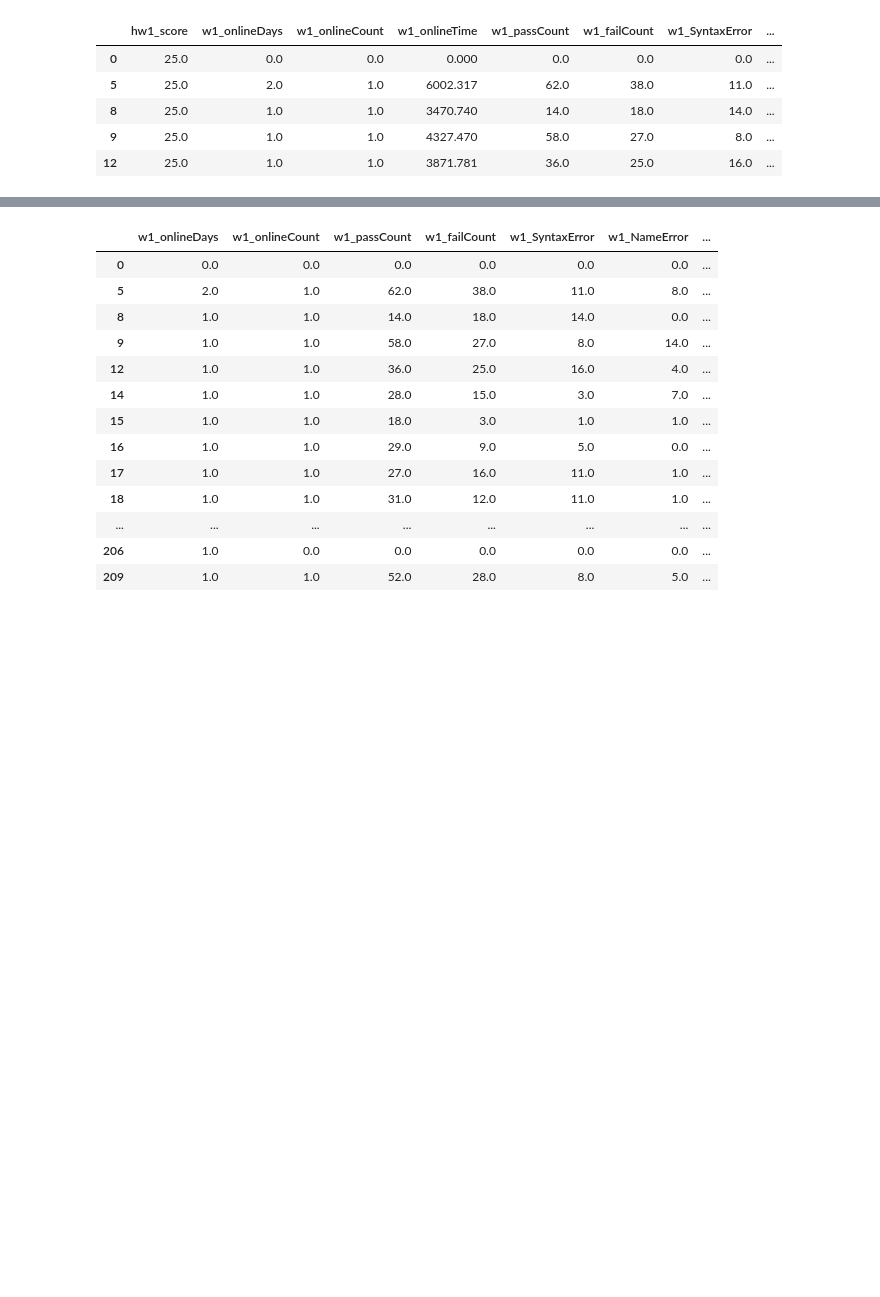
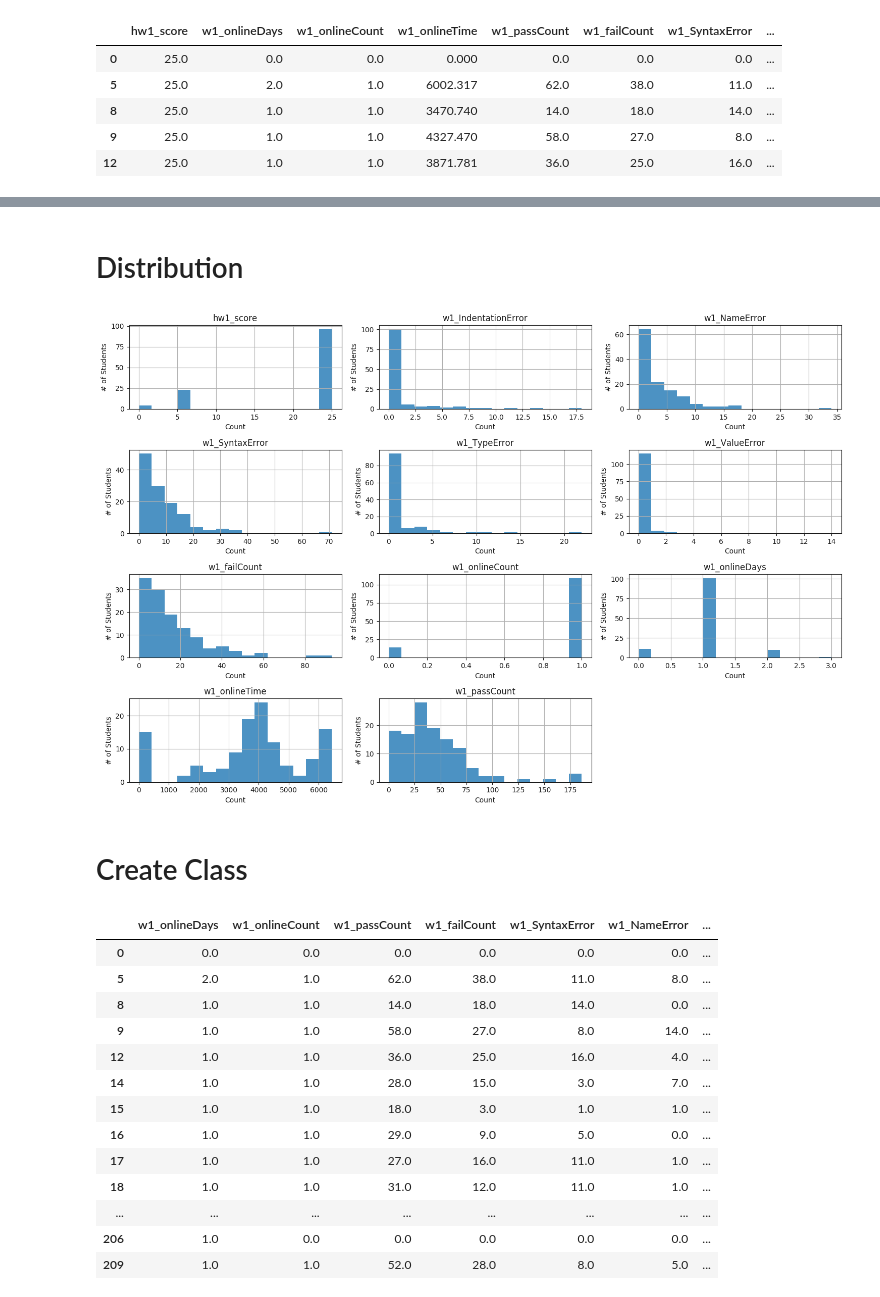
Before and after one commit to owen198/kslab, a Jupyter notebook: math_ct/Survival Analysis - math.ipynb, the cells around one changed output, grey strips where cells are left out. Drawn from its saved outputs; the diff is of its cells as text; code cells hidden in the pictures; blank space fills up the shorter version.

```diff
--- a/math_ct/Survival Analysis - math.ipynb
+++ b/math_ct/Survival Analysis - math.ipynb
@@ -43,3 +59,27 @@ hw1_df.head()
+# %% [markdown]
+# Distribution
+# %%
+#plt.figure(figsize=(15, 15))
+matplotlib.rcParams.update(matplotlib.rcParamsDefault)
+#matplotlib.rc('xtick', labelsize=10)
+#matplotlib.rc('ytick', labelsize=10)
+#matplotlib.rc('axes', titlesize=10)
+
+ax = hw1_df.hist(alpha=0.8, bins=15, figsize=(15, 10))
+#for x in ax:
+#     x.set_title('x')
+
+for array in ax:
+    for subplot in array:
+        subplot.set_ylabel('# of Students', fontsize=10)
+        subplot.set_xlabel('Count', fontsize=10)
+
+plt.tight_layout()
+#plt.savefig('svm_conf.png', dpi=400)
+# %% [output]
+[figure, added]
+# %% [markdown]
+# Create Class
 # %%
 hw1_df_km = hw1_df
 
```
Also changed, not shown: parts of 13 cells of this notebook, 2 other files.
